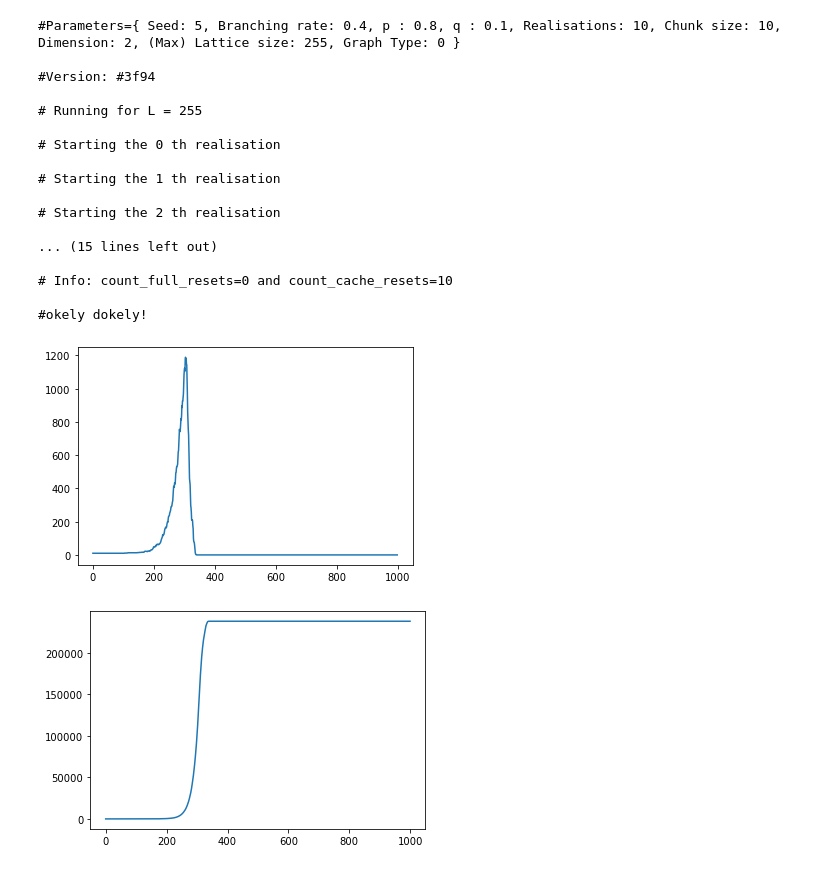
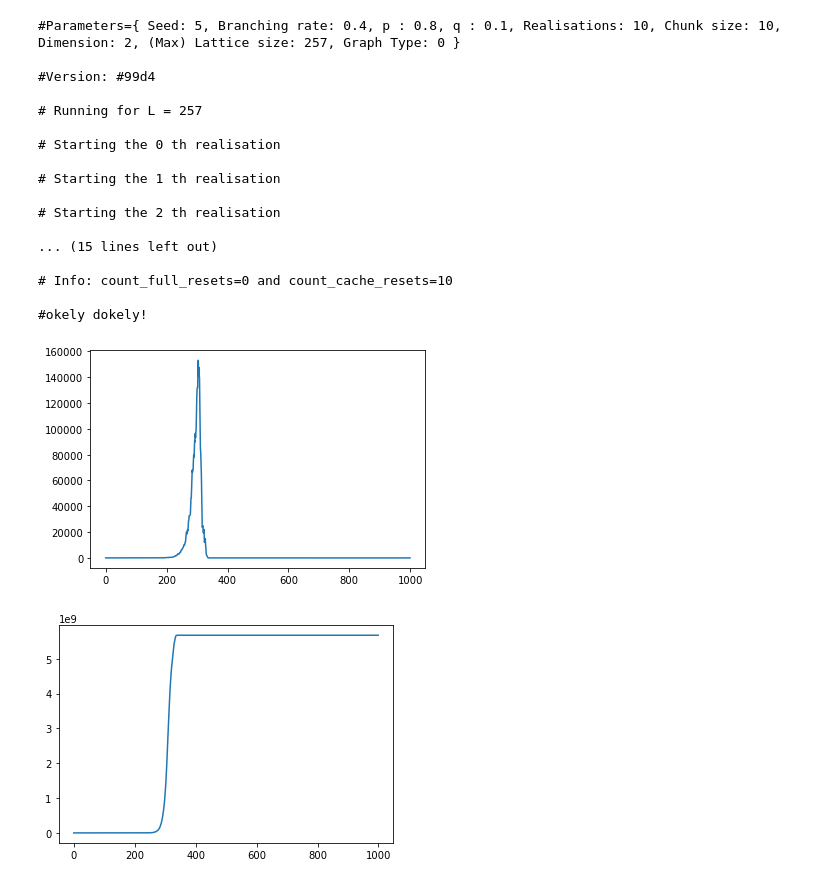
Before and after one commit to Irene-Li/BARW, a Jupyter notebook: BARW/plot_data.ipynb, the cells around one changed output. Saved outputs shown, nothing was run; the diff lists cells and outputs as text; code cells hidden in the pictures.

```diff
--- a/BARW/plot_data.ipynb
+++ b/BARW/plot_data.ipynb
@@ -32,8 +26,7 @@ while line:
     else:
         if moments_flag:
             moments.append(line)
-
-        if realisation_flag:
+        elif realisation_flag:
             new_realisation = [line]
             realisations.append(new_realisation)
             realisation_flag = False
@@ -41,11 +34,11 @@ while line:
             new_realisation.append(line)
     line = file.readline()
 # %% [output]
-#Parameters={ Seed: 5, Branching rate: 0.4, p : 0.8, q : 0.1, Realisations: 10, Chunk size: 10, Dimension: 2, (Max) Lattice size: 255, Graph Type: 0 }
+#Parameters={ Seed: 5, Branching rate: 0.4, p : 0.8, q : 0.1, Realisations: 10, Chunk size: 10, Dimension: 2, (Max) Lattice size: 257, Graph Type: 0 }
 
-#Version: #3f94
+#Version: #99d4
 
-# Running for L = 255
+# Running for L = 257
 
 # Starting the 0 th realisation
 
@@ -171,19 +171,18 @@ def pad(nested_lists):
 
 def select_longest(times):
     return max(times, key=lambda x:len(x))
-# %%
-# print(moments)
-active_moments, tracer_moments = extract_moments(moments)
-
-
-plt.plot(active_moments[:, 2])
-plt.show()
-
-plt.plot(tracer_moments[:, 2])
-plt.show()
-# %% [output]
-[figure, removed]
-[figure, removed]
+# %%
+# print(moments)
+active_moments, tracer_moments = extract_moments(moments)
+
+plt.plot(active_moments[:, 3])
+plt.show()
+
+plt.plot(tracer_moments[:, 3])
+plt.show()
+# %% [output]
+[figure, added]
+[figure, added]
 # %%
 actives = []
 tracers = []
```
Also changed, not shown: parts of 3 cells of this notebook, 2 other files.
